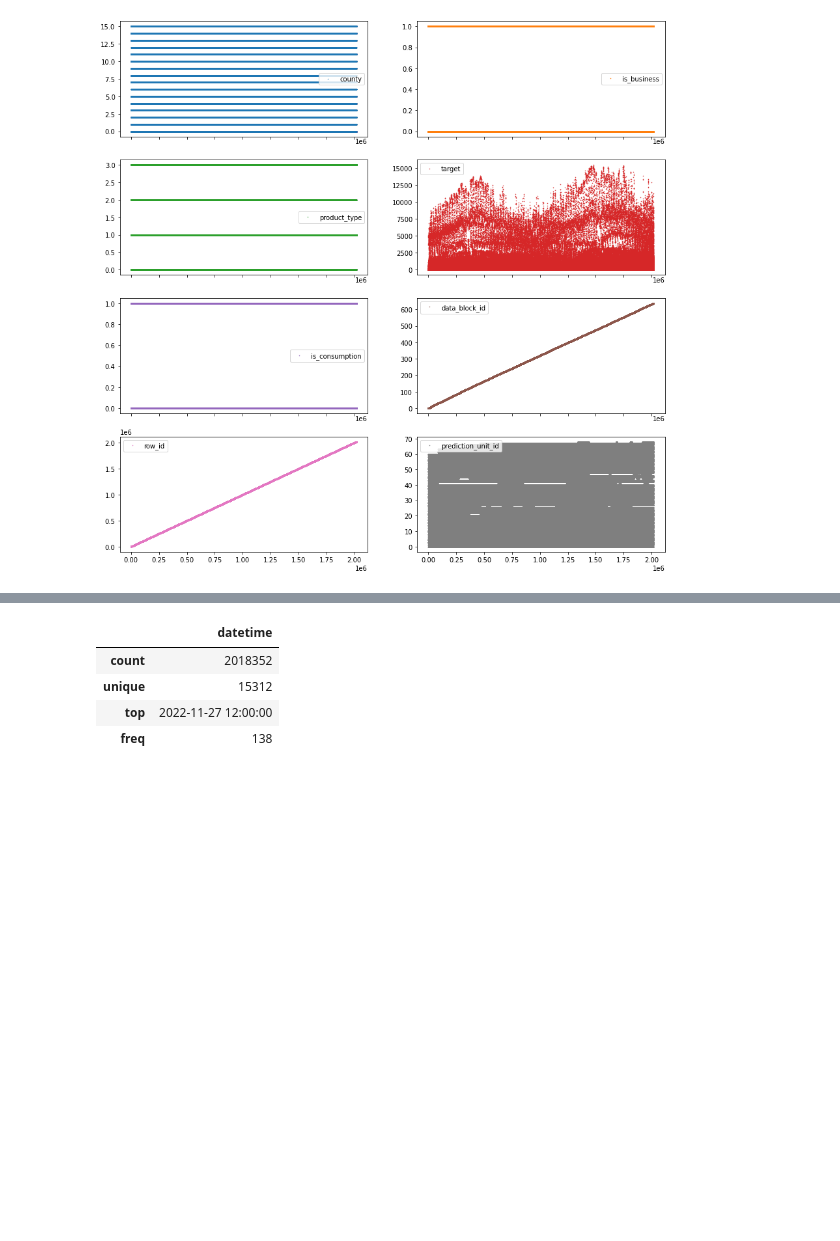
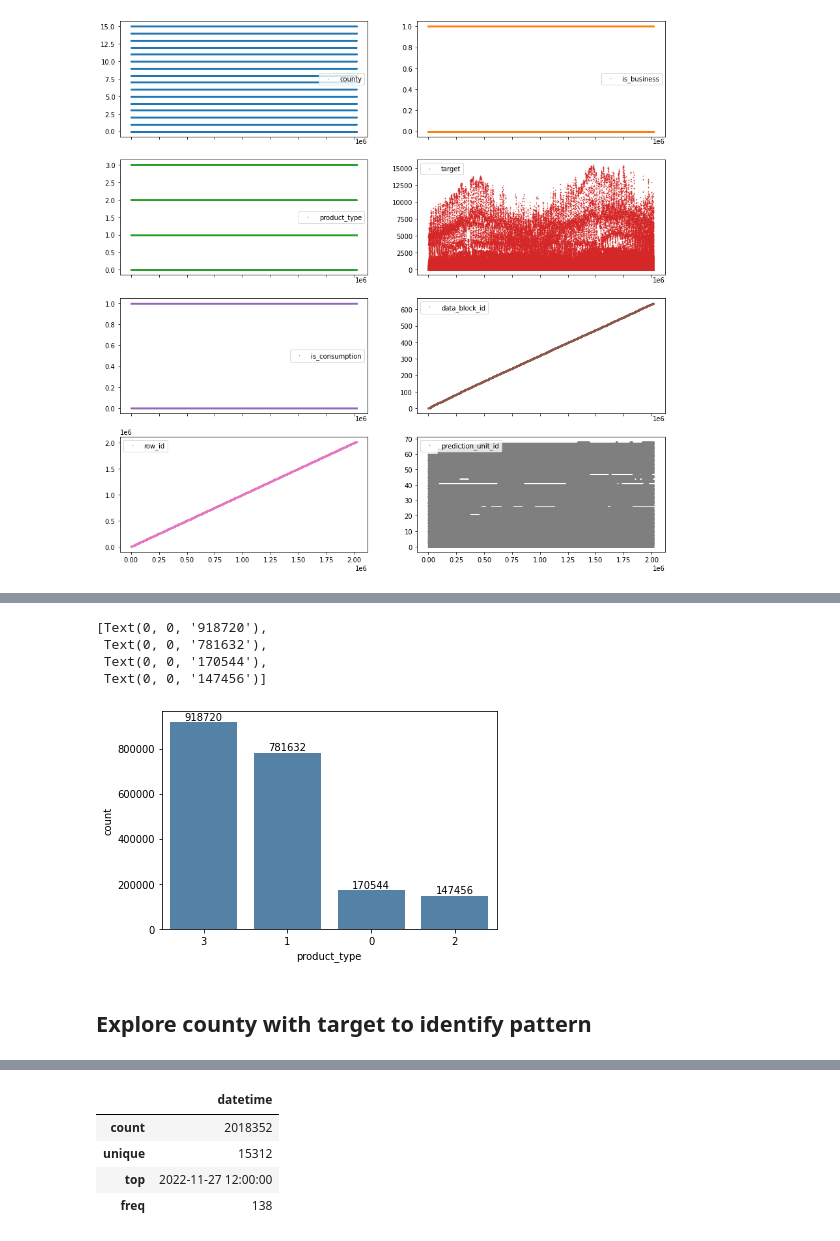
Before and after one commit to sitsawek/data-science-project, a Jupyter notebook: predict-energy-behavior-of-prosumers.ipynb, the cells around one changed output, grey strips where cells are left out. Saved outputs shown, nothing was run; the diff lists cells and outputs as text; code cells hidden in the pictures; blank space fills up the shorter version.

```diff
--- a/predict-energy-behavior-of-prosumers.ipynb
+++ b/predict-energy-behavior-of-prosumers.ipynb
@@ -129,0 +167,11 @@ array([[<AxesSubplot: >, <AxesSubplot: >],
+# %%
+ax = sns.countplot(train_df, x='product_type', color='steelblue', order=train_df['product_type'].value_counts().index)
+ax.bar_label(ax.containers[0])
+# %% [output]
+[Text(0, 0, '918720'),
+ Text(0, 0, '781632'),
+ Text(0, 0, '170544'),
+ Text(0, 0, '147456')]
+[figure, added]
+# %% [markdown]
+## Explore county with target to identify pattern
```
Also changed, not shown: parts of 12 cells of this notebook.
